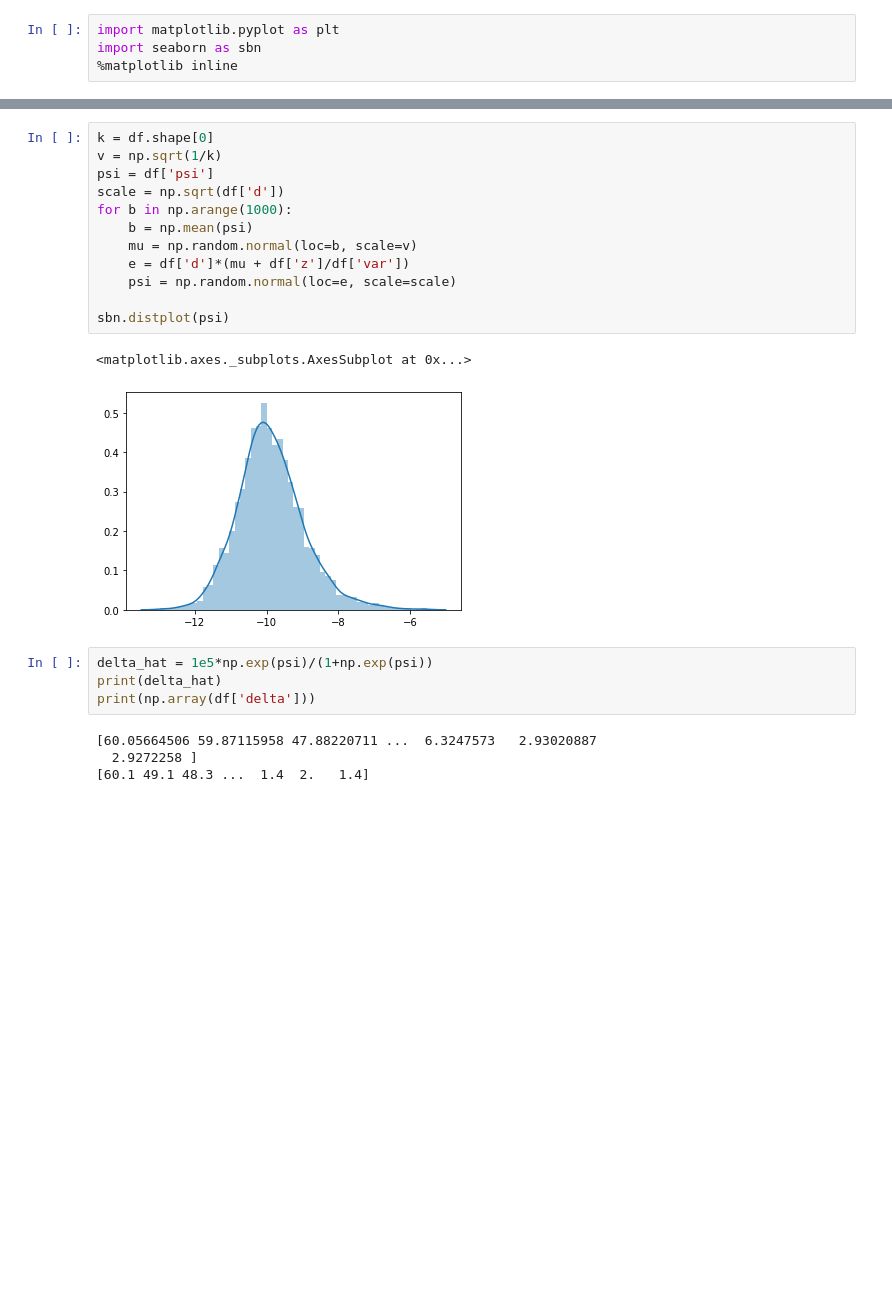
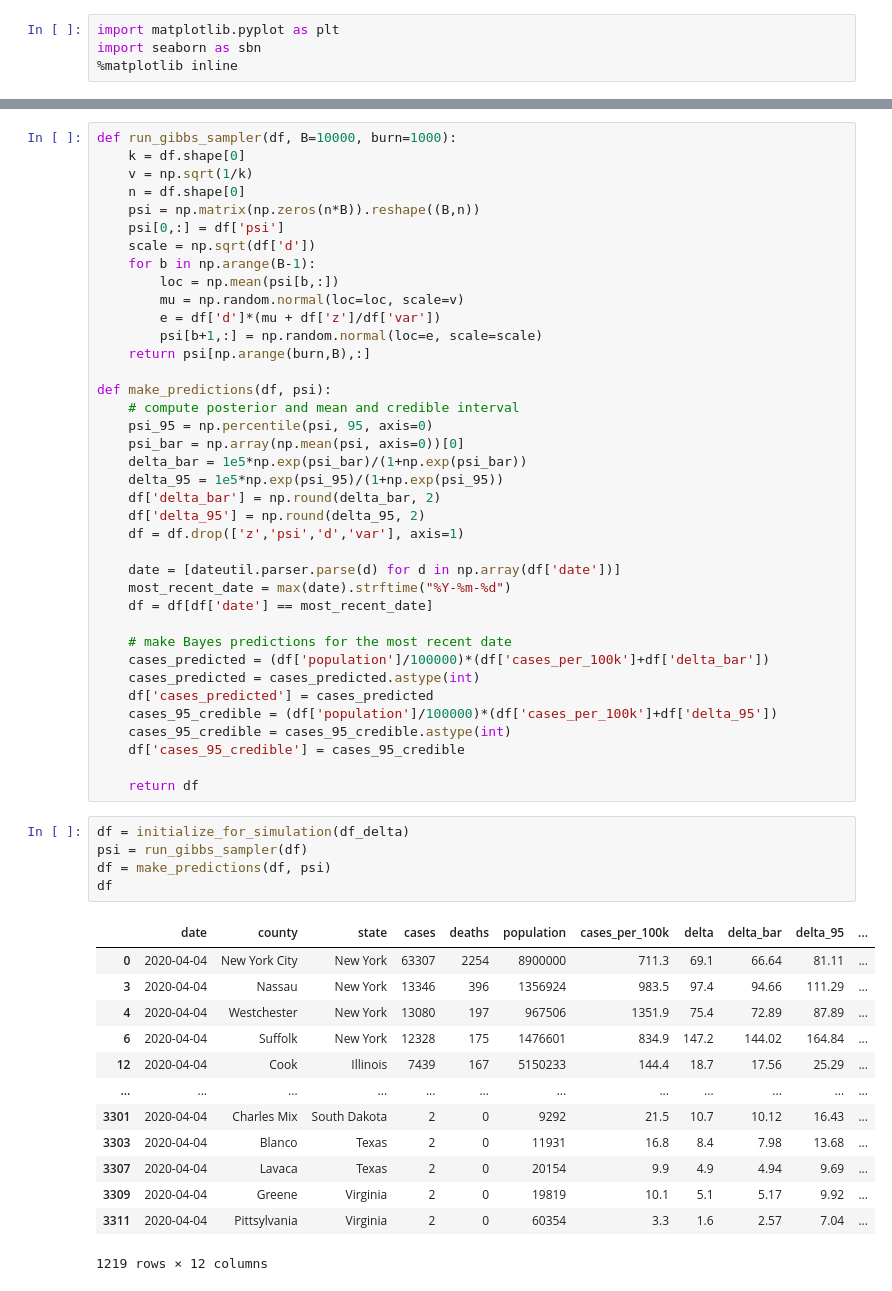
Before and after one commit to jdlafferty/covid-19, a Jupyter notebook: hierarchical-model.ipynb, the cells around one changed output, grey strips where cells are left out. Cells and saved outputs as stored; diff of their text form; blank space fills up the shorter version.

```diff
--- a/hierarchical-model.ipynb
+++ b/hierarchical-model.ipynb
@@ -193,23 +181,57 @@ df
-# %%
-k = df.shape[0]
-v = np.sqrt(1/k)
-psi = df['psi']
-scale = np.sqrt(df['d'])
-for b in np.arange(1000):
-    b = np.mean(psi)
-    mu = np.random.normal(loc=b, scale=v)
-    e = df['d']*(mu + df['z']/df['var'])
-    psi = np.random.normal(loc=e, scale=scale)
-
-sbn.distplot(psi)
-# %% [output]
-<matplotlib.axes._subplots.AxesSubplot at 0x...>
-[figure, removed]
-# %%
-delta_hat = 1e5*np.exp(psi)/(1+np.exp(psi))
-print(delta_hat)
-print(np.array(df['delta']))
-# %% [output]
-[60.05664506 59.87115958 47.88220711 ...  6.3247573   2.93020887
-  2.9272258 ]
-[60.1 49.1 48.3 ...  1.4  2.   1.4]
+# %%
+def run_gibbs_sampler(df, B=10000, burn=1000):
+    k = df.shape[0]
+    v = np.sqrt(1/k)
+    n = df.shape[0]
+    psi = np.matrix(np.zeros(n*B)).reshape((B,n))
+    psi[0,:] = df['psi']
+    scale = np.sqrt(df['d'])
+    for b in np.arange(B-1):
+        loc = np.mean(psi[b,:])
+        mu = np.random.normal(loc=loc, scale=v)
+        e = df['d']*(mu + df['z']/df['var'])
+        psi[b+1,:] = np.random.normal(loc=e, scale=scale)
+    return psi[np.arange(burn,B),:]
+
+def make_predictions(df, psi):
+    # compute posterior and mean and credible interval
+    psi_95 = np.percentile(psi, 95, axis=0)
+    psi_bar = np.array(np.mean(psi, axis=0))[0]
+    delta_bar = 1e5*np.exp(psi_bar)/(1+np.exp(psi_bar))
+    delta_95 = 1e5*np.exp(psi_95)/(1+np.exp(psi_95))
+    df['delta_bar'] = np.round(delta_bar, 2)
+    df['delta_95'] = np.round(delta_95, 2)
+    df = df.drop(['z','psi','d','var'], axis=1)
+
+    date = [dateutil.parser.parse(d) for d in np.array(df['date'])]
+    most_recent_date = max(date).strftime("%Y-%m-%d")
+    df = df[df['date'] == most_recent_date]
+
+    # make Bayes predictions for the most recent date
+    cases_predicted = (df['population']/100000)*(df['cases_per_100k']+df['delta_bar'])
+    cases_predicted = cases_predicted.astype(int)
+    df['cases_predicted'] = cases_predicted
+    cases_95_credible = (df['population']/100000)*(df['cases_per_100k']+df['delta_95'])
+    cases_95_credible = cases_95_credible.astype(int)
+    df['cases_95_credible'] = cases_95_credible
+
+    return df
+# %%
+df = initialize_for_simulation(df_delta)
+psi = run_gibbs_sampler(df)
+df = make_predictions(df, psi)
+df
+# %% [output]
+|  | date | county | state | cases | deaths | population | cases_per_100k | delta | delta_bar | delta_95 | ... |
+| 0 | 2020-04-04 | New York City | New York | 63307 | 2254 | 8900000 | 711.3 | 69.1 | 66.64 | 81.11 | ... |
+| 3 | 2020-04-04 | Nassau | New York | 13346 | 396 | 1356924 | 983.5 | 97.4 | 94.66 | 111.29 | ... |
+| 4 | 2020-04-04 | Westchester | New York | 13080 | 197 | 967506 | 1351.9 | 75.4 | 72.89 | 87.89 | ... |
+| 6 | 2020-04-04 | Suffolk | New York | 12328 | 175 | 1476601 | 834.9 | 147.2 | 144.02 | 164.84 | ... |
+| 12 | 2020-04-04 | Cook | Illinois | 7439 | 167 | 5150233 | 144.4 | 18.7 | 17.56 | 25.29 | ... |
+| ... | ... | ... | ... | ... | ... | ... | ... | ... | ... | ... | ... |
+| 3301 | 2020-04-04 | Charles Mix | South Dakota | 2 | 0 | 9292 | 21.5 | 10.7 | 10.12 | 16.43 | ... |
+| 3303 | 2020-04-04 | Blanco | Texas | 2 | 0 | 11931 | 16.8 | 8.4 | 7.98 | 13.68 | ... |
+| 3307 | 2020-04-04 | Lavaca | Texas | 2 | 0 | 20154 | 9.9 | 4.9 | 4.94 | 9.69 | ... |
+| 3309 | 2020-04-04 | Greene | Virginia | 2 | 0 | 19819 | 10.1 | 5.1 | 5.17 | 9.92 | ... |
+| 3311 | 2020-04-04 | Pittsylvania | Virginia | 2 | 0 | 60354 | 3.3 | 1.6 | 2.57 | 7.04 | ... |
+1219 rows × 12 columns
```
Also changed, not shown: parts of 6 cells of this notebook.
